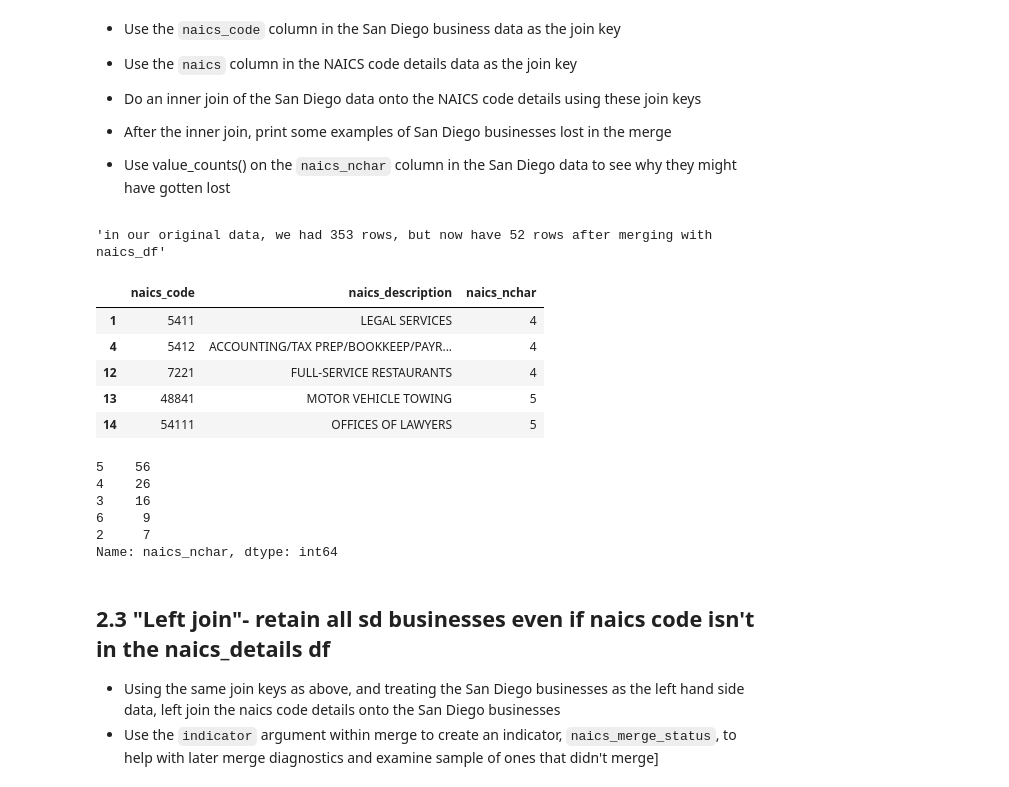
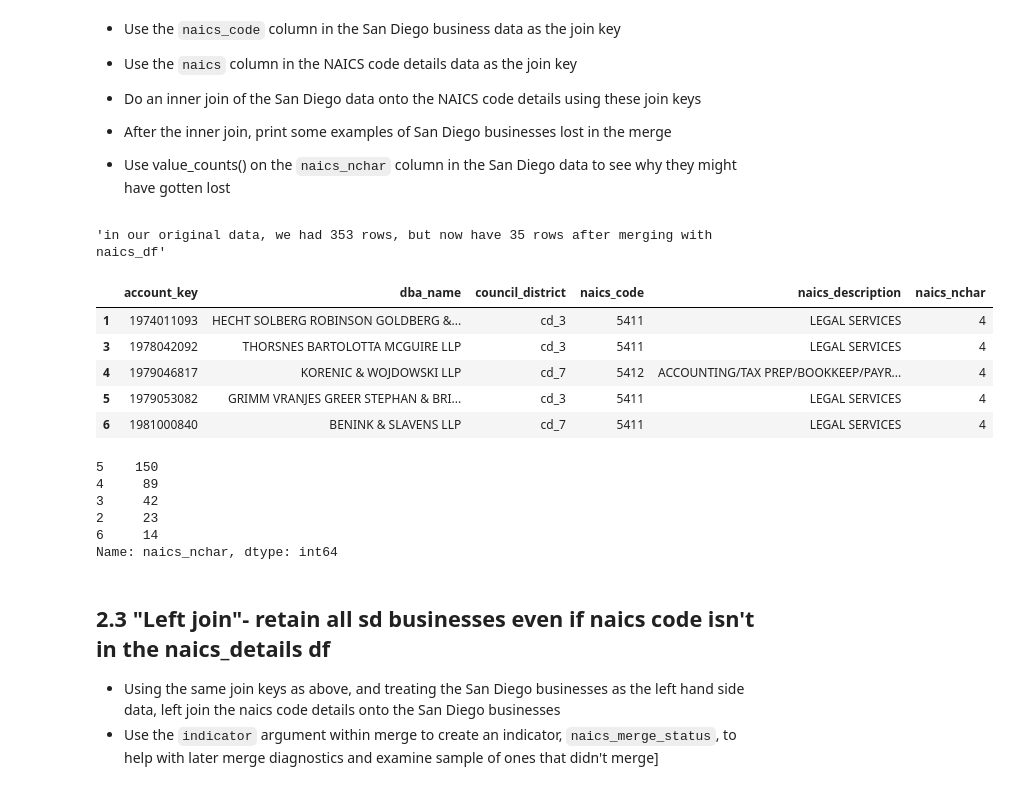
Before and after one commit to alexcraig043/qss-20, a Jupyter notebook: activities/03_reshaping_merging_f0055yb.ipynb, the cells around one changed output. Saved outputs shown, nothing was run; the diff lists cells and outputs as text; code cells hidden in the pictures.

```diff
--- a/activities/03_reshaping_merging_f0055yb.ipynb
+++ b/activities/03_reshaping_merging_f0055yb.ipynb
@@ -155,27 +155,25 @@ naics_df.head()
 - After the inner join, print some examples of San Diego businesses lost in the merge
 - Use value_counts() on the `naics_nchar` column in the San Diego data to see why they might have gotten lost
 # %%
-sd_naics_inner = pd.merge(sd_df, naics_df, left_on = "naics_code", right_on = "naics", how = "inner")
-
+sd_naics_inner = pd.merge(sd_df, naics_df, left_on = "naics_code", right_on = "naics", how = "inner").drop_duplicates(subset="account_key")
 f"in our original data, we had {sd_df.shape[0]} rows, but now have {sd_naics_inner.shape[0]} rows after merging with naics_df"
 
-lost_naics = sd_df.loc[~sd_df["account_key"].isin(sd_naics_inner["account_key"]),
-                     ['naics_code', 'naics_description', 'naics_nchar']].drop_duplicates()
+lost_naics = sd_df.loc[~sd_df["account_key"].isin(sd_naics_inner["account_key"])]
 lost_naics.head()
 lost_naics["naics_nchar"].value_counts()
 # %% [output]
-'in our original data, we had 353 rows, but now have 52 rows after merging with naics_df'
+'in our original data, we had 353 rows, but now have 35 rows after merging with naics_df'
-|  | naics_code | naics_description | naics_nchar |
-| 1 | 5411 | LEGAL SERVICES | 4 |
-| 4 | 5412 | ACCOUNTING/TAX PREP/BOOKKEEP/PAYR... | 4 |
-| 12 | 7221 | FULL-SERVICE RESTAURANTS | 4 |
-| 13 | 48841 | MOTOR VEHICLE TOWING | 5 |
-| 14 | 54111 | OFFICES OF LAWYERS | 5 |
+|  | account_key | dba_name | council_district | naics_code | naics_description | naics_nchar |
+| 1 | 1974011093 | HECHT SOLBERG ROBINSON GOLDBERG &... | cd_3 | 5411 | LEGAL SERVICES | 4 |
+| 3 | 1978042092 | THORSNES BARTOLOTTA MCGUIRE LLP | cd_3 | 5411 | LEGAL SERVICES | 4 |
+| 4 | 1979046817 | KORENIC & WOJDOWSKI LLP | cd_7 | 5412 | ACCOUNTING/TAX PREP/BOOKKEEP/PAYR... | 4 |
+| 5 | 1979053082 | GRIMM VRANJES GREER STEPHAN & BRI... | cd_3 | 5411 | LEGAL SERVICES | 4 |
+| 6 | 1981000840 | BENINK & SLAVENS LLP | cd_7 | 5411 | LEGAL SERVICES | 4 |
-5    56
-4    26
-3    16
-6     9
-2     7
+5    150
+4     89
+3     42
+2     23
+6     14
 Name: naics_nchar, dtype: int64
 # %% [markdown]
 ## 2.3 "Left join"- retain all sd businesses even if naics code isn't in the naics_details df
```
Also changed, not shown: parts of 3 cells of this notebook, 7 other files.
